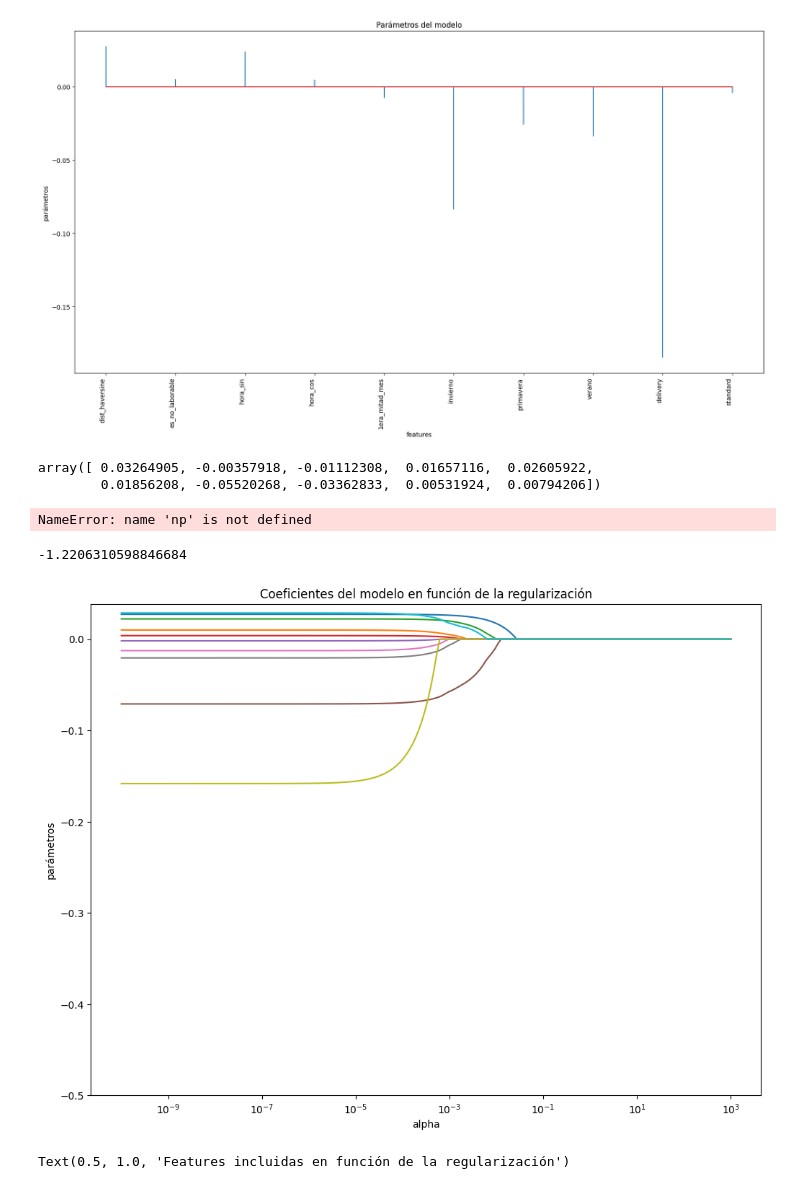
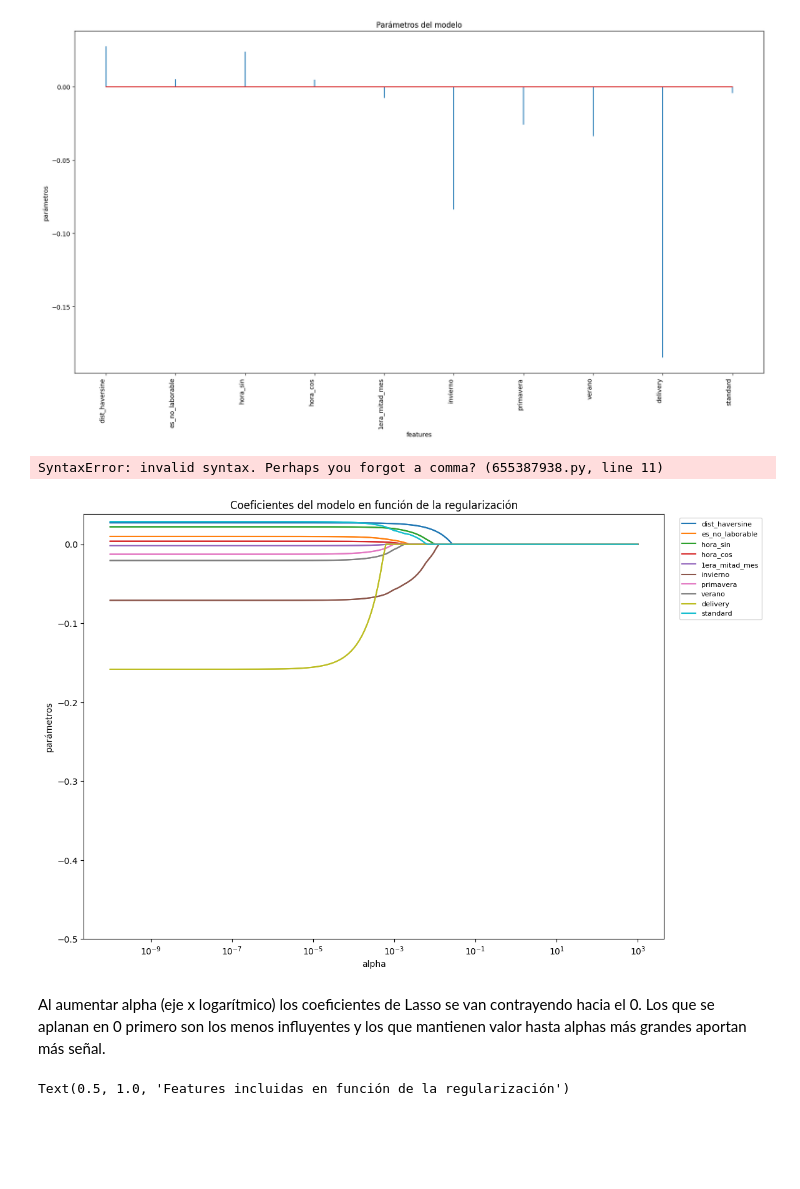
Before and after one commit to FedeZ2008/AA1-TUIA-2025C2-LEON-ZIMMER, a Jupyter notebook: TP1_Regresion.ipynb, the cells around one changed output. Cells and saved outputs as stored; diff of their text form; code cells hidden in the pictures; blank space fills up the shorter version.

```diff
--- a/TP1_Regresion.ipynb
+++ b/TP1_Regresion.ipynb
@@ -678,7 +722,12 @@ for alpha in alphas:
     modelo_temp.fit(X_train, y_train_scaled)
     coefs.append(modelo_temp.coef_.flatten())
 
+coefs = np.array(coefs)
+
 fig, ax = plt.subplots(figsize=(12, 7))
+for i, feature in enumerate(X_train.columns):
+    ax.plot(alphas, coefs[:, i], label=feature)
+
 ax.plot(alphas, coefs)
 ax.set_xscale('log')
 ax.set_xlabel('log(alpha)')
@@ -689,7 +738,7 @@ ax.axvline(x=modelo.alpha_, color='red', linestyle='-', alpha=0.8, linewidth=2,
            label=f'Alpha óptimo: {modelo.alpha_:.2e}')
 
 ax.grid(True, alpha=0.3)
-ax.legend()
+ax.legend(bbox_to_anchor=(1.02, 1), loc='upper left', fontsize=8)
 plt.tight_layout()
 plt.show()
 
@@ -717,23 +768,13 @@ ax.set_title('Parámetros del modelo');
 # Predicciones test
 predicciones = modelo.predict(X = X_test)
 predicciones = predicciones.flatten()
-predicciones[:10]
+rmse_ridge = np.sqrt(mean_squared_error(
+    y_true=y_test_scaled,
+    y_pred=predicciones,
+))
+
+print(f"El error (rmse) de test es: {rmse_ridge}")
+R2_ridge = r2_score(y_test, predicciones)
+print(f"R2 =" {R2_ridge})
 # %% [output]
-array([ 0.03264905, -0.00357918, -0.01112308,  0.01657116,  0.02605922,
-        0.01856208, -0.05520268, -0.03362833,  0.00531924,  0.00794206])
+SyntaxError: invalid syntax. Perhaps you forgot a comma? (655387938.py, line 11)
-# %%
-# Error de test del modelo
-
-rmse_ridge = np.sqrt(mean_squared_error(
-    y_true=y_test_scaled,
-    y_pred=predicciones,
-))
-
-print(f"El error (rmse) de test es: {rmse_ridge}")
-# %% [output]
-NameError: name 'np' is not defined
-# %%
-R2 = r2_score(y_test, predicciones)
-R2
-# %% [output]
--1.2206310598846684
@@ -747,23 +803,30 @@ _ = modelo.fit(X = X_train, y = y_train_scaled.flatten())
 # %%
 # Evolución de los parámetros en función de alpha
 
 alphas = modelo.alphas_
 coefs = []
 
 for alpha in alphas:
     modelo_temp = Lasso(alpha=alpha, fit_intercept=False)
     modelo_temp.fit(X_train, y_train_scaled)
     coefs.append(modelo_temp.coef_.flatten())
 
+coef_path = np.array(coefs)
+
 fig, ax = plt.subplots(figsize=(12, 8.84))
+for i, feature in enumerate(X_train.columns):
+    ax.plot(alphas, coef_path[:, i], label=feature)
 ax.plot(alphas, coefs)
 ax.set_xscale('log')
 ax.set_ylim([-0.5,None])
 ax.set_xlabel('alpha')
 ax.set_ylabel('parámetros')
-ax.set_title('Coeficientes del modelo en función de la regularización');
+ax.set_title('Coeficientes del modelo en función de la regularización')
+ax.legend(bbox_to_anchor=(1.02, 1), loc='upper left', fontsize=8);
 # %% [output]
-[figure, old version]
+[figure, new version]
+# %% [markdown]
+Al aumentar alpha (eje x logarítmico) los coeficientes de Lasso se van contrayendo hacia el 0. Los que se aplanan en 0 primero son los menos influyentes y los que mantienen valor hasta alphas más grandes aportan más señal.
 # %%
 # Número de features incluidas (parámetros !=0) en función de alpha
 
```
Also changed, not shown: parts of 18 cells of this notebook.
